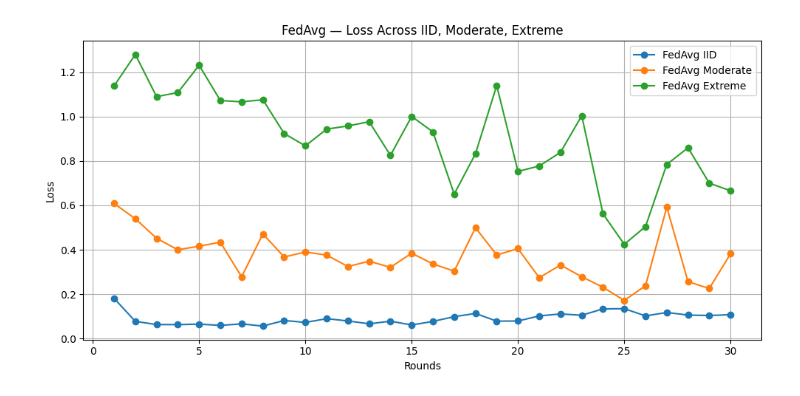
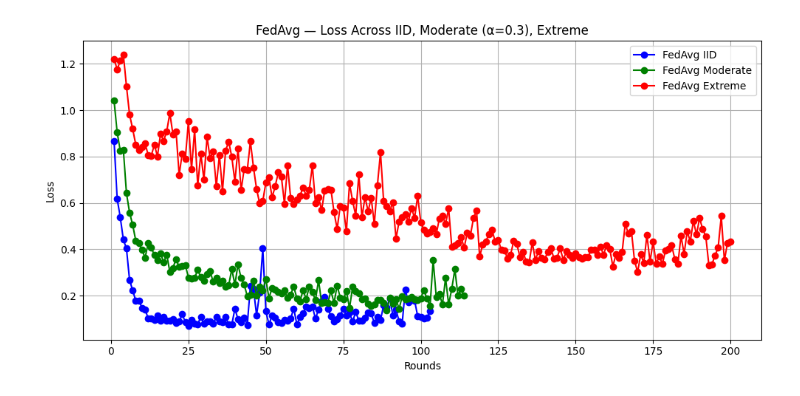
Before and after one commit to pamcast/Fed_learning, a Jupyter notebook: comaprison.ipynb, the cells around one changed output. Saved outputs shown, nothing was run; the diff lists cells and outputs as text; code cells hidden in the pictures.

```diff
--- a/comaprison.ipynb
+++ b/comaprison.ipynb
@@ -99,31 +187,36 @@ import numpy as np
 import matplotlib.pyplot as plt
 
 # ============================================================
-# Load all metric history files
+# CORRECT FILE PATHS (from your directory listing)
 # ============================================================
 
 paths_fedavg = {
-    "IID": "metrics_history_fedavg_iid_pretrained.npy",
-    "Moderate": "metrics_history_fedavg_moderate_pretrained_alpha.npy",
-    "Extreme": "metrics_history_fedavg_extreme_pretrained.npy"
+    "IID":      "metrics_history_fedavg_iid_pretrained.npy",
+    "Moderate": "metrics_history_fedavg_moderate_pretrained_alpha3.npy",
+    "Extreme":  "metrics_history_fedavg_extreme_pretrained_NEW.npy"
 }
 
 paths_fedprox = {
-    "IID": "metrics_history_fedprox_pretrained_iid.npy",
-    "Moderate": "metrics_history_fedprox_moderate_pretrained_alpha.npy",
-    "Extreme": "metrics_history_fedprox_extreme_pretrained_newmu1.npy"
+    "IID":      "metrics_history_fedprox_iid_pretrained.npy",
+    "Moderate": "metrics_history_fedprox_moderate_pretrained_alpha3.npy",
+    "Extreme":  "metrics_history_fedprox_extreme_pretrained.npy"
 }
+
+
+# ============================================================
+# HELPER FUNCTION — Load rounds, accuracy, loss
+# ============================================================
 
 def load_metrics(path):
     hist = np.load(path, allow_pickle=True).item()
     rounds = hist["round"]
-    acc = [m["acc"] for m in hist["holdout"]]
-    loss = [m["loss"] for m in hist["holdout"]]
+    acc    = [m["acc"] for m in hist["holdout"]]
+    loss   = [m["loss"] for m in hist["holdout"]]
     return rounds, acc, loss
 
 
 # ============================================================
-# Load FEDAVG metrics
+# LOAD METRICS FOR FEDAVG
 # ============================================================
 
 fedavg_data = {}
@@ -137,7 +230,7 @@ for scenario, path in paths_fedavg.items():
 
 
 # ============================================================
-# Load FEDPROX metrics
+# LOAD METRICS FOR FEDPROX
 # ============================================================
 
 fedprox_data = {}
@@ -151,40 +244,88 @@ for scenario, path in paths_fedprox.items():
 
 
 # ============================================================
-# PLOT 1 — FEDAVG LOSS Across All Scenarios
+# COLOR MAPPING
+# ============================================================
+
+colors = {
+    "IID": "blue",
+    "Moderate": "green",
+    "Extreme": "red"
+}
+
+
+# ============================================================
+# PLOT 1 — FEDAVG Loss Across All Scenarios
 # ============================================================
 
 plt.figure(figsize=(10,5))
 
 for scenario, info in fedavg_data.items():
-    plt.plot(info["rounds"], info["loss"], marker='o', label=f"FedAvg {scenario}")
+    plt.plot(info["rounds"], info["loss"], marker='o',
+             color=colors[scenario], label=f"FedAvg {scenario}")
 
-plt.title("FedAvg — Loss Across IID, Moderate, Extreme")
+plt.title("FedAvg — Loss Across IID, Moderate (α=0.3), Extreme")
 plt.xlabel("Rounds")
 plt.ylabel("Loss")
 plt.grid(True)
 plt.legend()
 plt.tight_layout()
 plt.show()
 
 
 # ============================================================
-# PLOT 2 — FEDPROX LOSS Across All Scenarios
+# PLOT 2 — FEDPROX Loss Across All Scenarios
 # ============================================================
 
 plt.figure(figsize=(10,5))
 
 for scenario, info in fedprox_data.items():
-    plt.plot(info["rounds"], info["loss"], marker='o', label=f"FedProx {scenario}")
+    plt.plot(info["rounds"], info["loss"], marker='o',
+             color=colors[scenario], label=f"FedProx {scenario}")
 
-plt.title("FedProx — Loss Across IID, Moderate, Extreme")
+plt.title("FedProx — Loss Across IID, Moderate (α=0.3), Extreme")
 plt.xlabel("Rounds")
 plt.ylabel("Loss")
 plt.grid(True)
 plt.legend()
 plt.tight_layout()
 plt.show()
 
-print("✔ Loss plots generated successfully!")
+
+# ============================================================
+# PLOT 3 — FedAvg vs FedProx LOSS Comparison
+# ============================================================
+
+plt.figure(figsize=(12,6))
+
+for scenario in ["IID", "Moderate", "Extreme"]:
+
+    # FedAvg
+    plt.plot(
+        fedavg_data[scenario]["rounds"],
+        fedavg_data[scenario]["loss"],
+        linestyle='-',
+        color=colors[scenario],
+        label=f"FedAvg {scenario}"
+    )
+
+    # FedProx
+    plt.plot(
+        fedprox_data[scenario]["rounds"],
+        fedprox_data[scenario]["loss"],
+        linestyle='--',
+        color=colors[scenario],
+        label=f"FedProx {scenario}"
+    )
+
+plt.title("FedAvg vs FedProx — Loss Comparison Across All Scenarios")
+plt.xlabel("Rounds")
+plt.ylabel("Loss")
+plt.grid(True)
+plt.legend()
+plt.tight_layout()
+plt.show()
+
+print("✔ All loss comparison plots generated successfully!")
 # %% [output]
-[figure, old version]
+[figure, new version]
```
Also changed, not shown: parts of 3 cells of this notebook, 4 other files.
